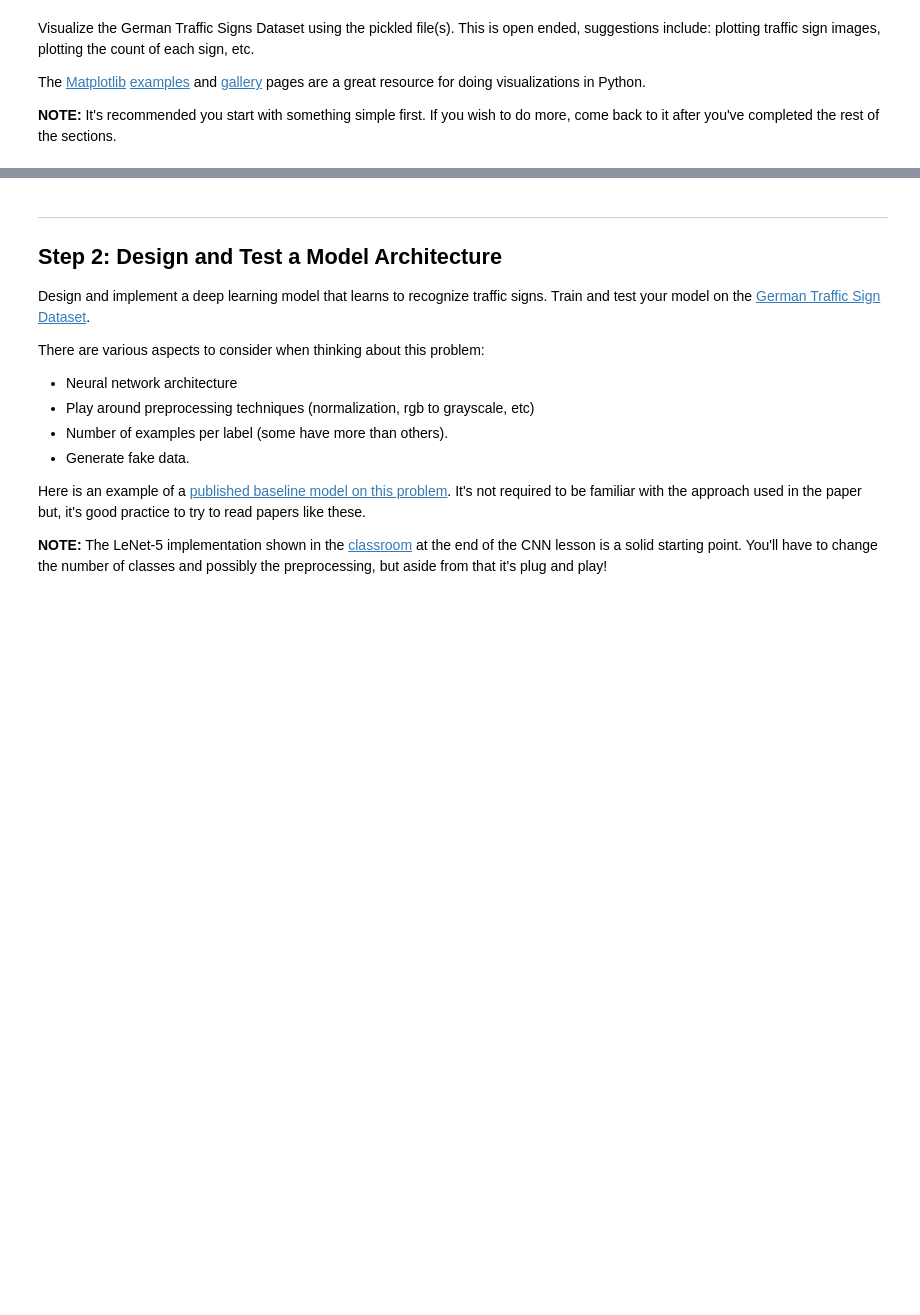
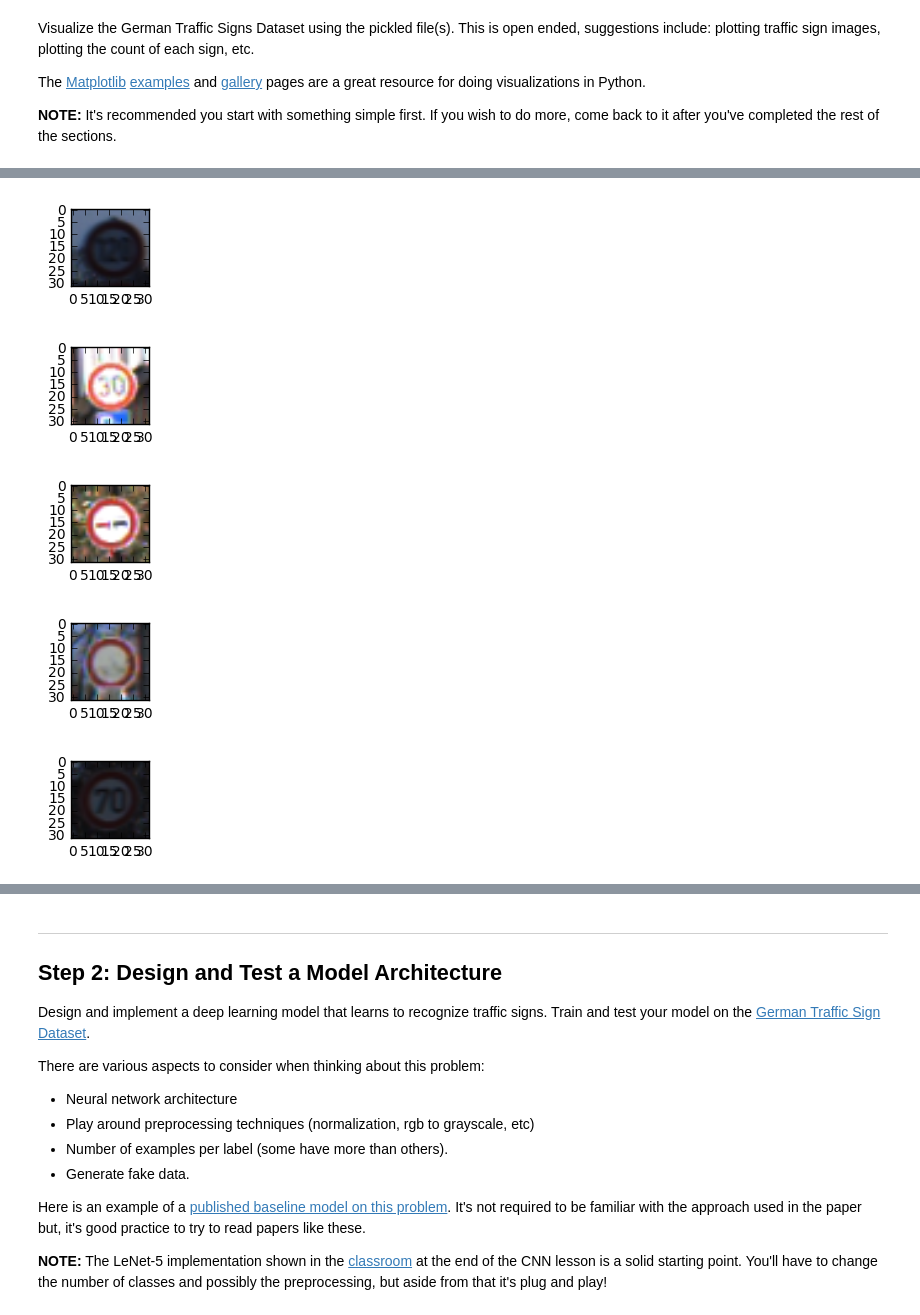
Before and after one commit to k26dr/CarND-Traffic-Sign-Classifier-Project, a Jupyter notebook: Traffic_Sign_Classifier.ipynb, the cells around one changed output, grey strips where cells are left out. Cells and saved outputs as stored; diff of their text form; code cells hidden in the pictures; blank space fills up the shorter version.

```diff
--- a/Traffic_Sign_Classifier.ipynb
+++ b/Traffic_Sign_Classifier.ipynb
@@ -85,0 +87,14 @@ plt.plot(y_train)
+# %%
+# Plot some signs
+import numpy as np
+import random
+
+for i in range(5):
+    plt.figure(figsize=(1,1))
+    plt.imshow(random.choice(X_train))
+# %% [output]
+[figure, added]
+[figure, added]
+[figure, added]
+[figure, added]
+[figure, added]
```
Also changed, not shown: parts of 11 cells of this notebook, 1 other file.
